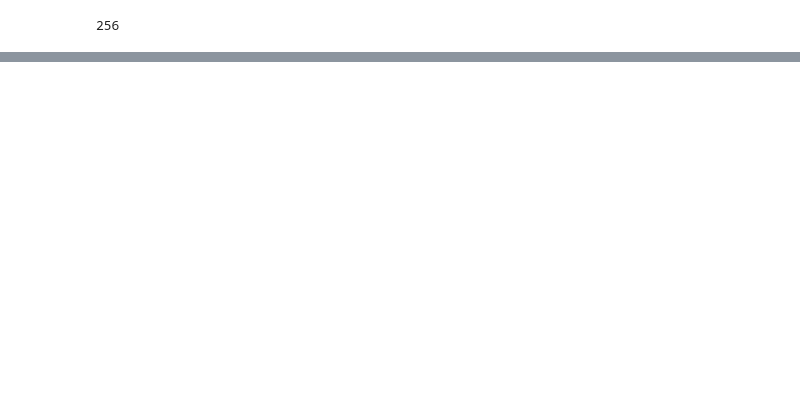
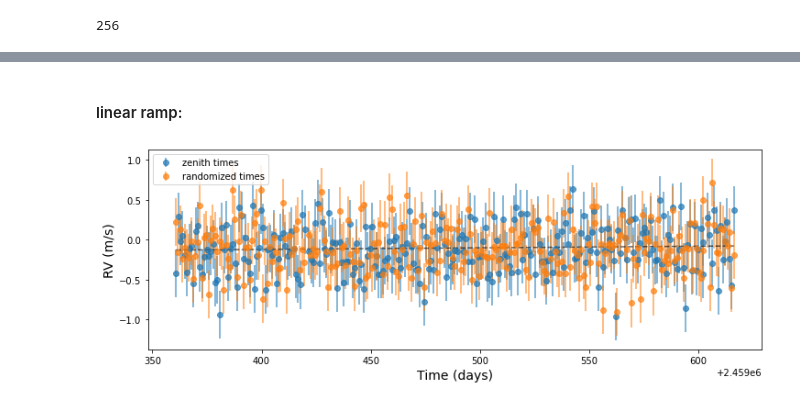
Before and after one commit to megbedell/thethethe, a Jupyter notebook: window-functions.ipynb, the cells around one changed output, grey strips where cells are left out. Saved outputs shown, nothing was run; the diff lists cells and outputs as text; code cells hidden in the pictures; blank space fills up the shorter version.

```diff
--- a/window-functions.ipynb
+++ b/window-functions.ipynb
@@ -178,0 +229,14 @@ plt.legend();
+# %% [markdown]
+#### linear ramp:
+# %%
+def linear_trend(xs, m=2.e-4, b=-246.*2):
+    return m*xs + b
+
+ys_zenith_lin = ys_zenith + linear_trend(t_obs_zenith)
+ys_randomized_lin = ys_randomized + linear_trend(t_obs_randomized)
+
+fig,ax = plot_timeseries(ys_zenith_lin, ys_randomized_lin)
+ax.plot(t_obs_zenith, linear_trend(t_obs_zenith), ls='--', c='k', alpha=0.6)
+plt.show()
+# %% [output]
+[figure, added]
```
Also changed, not shown: parts of 18 cells of this notebook.
